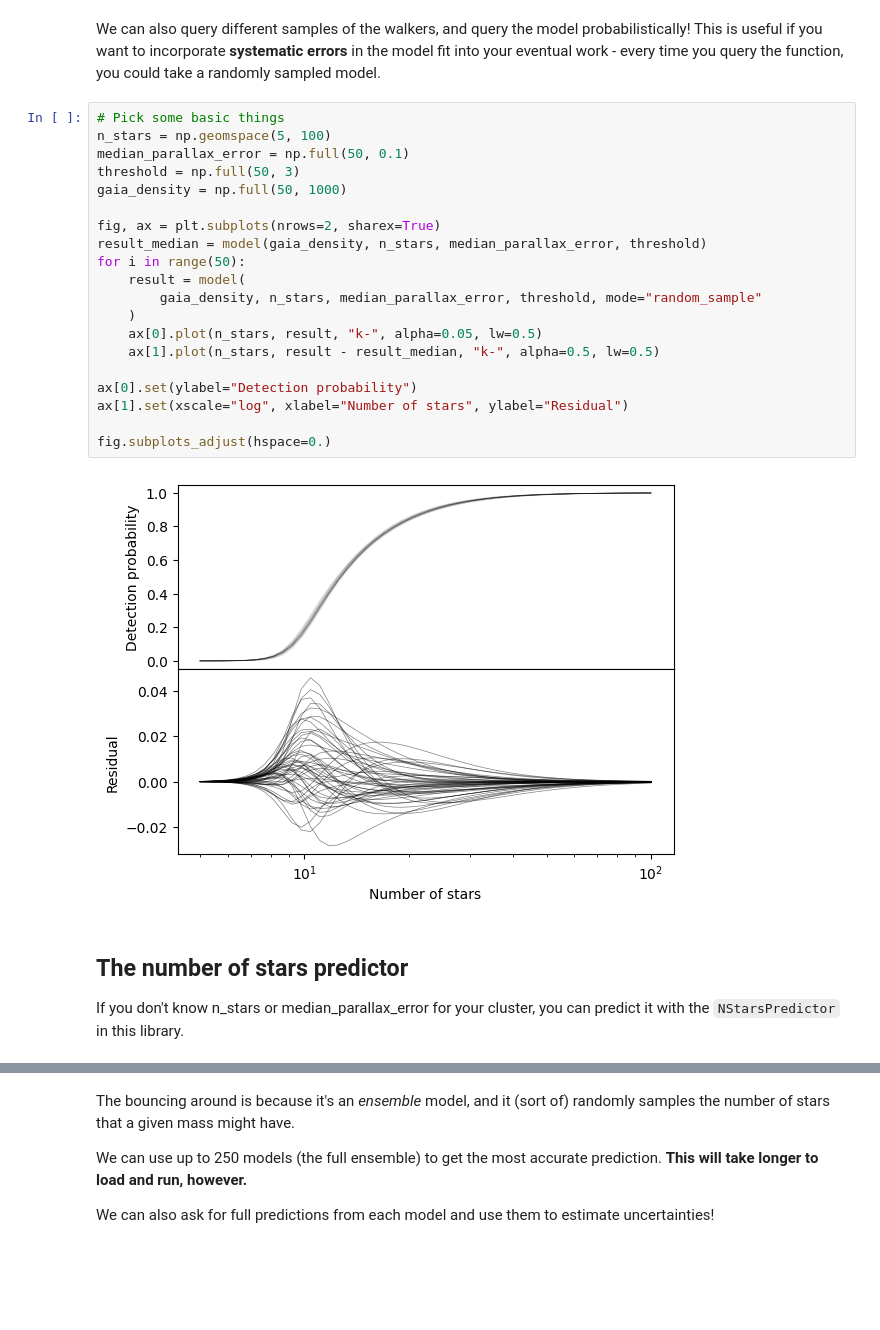
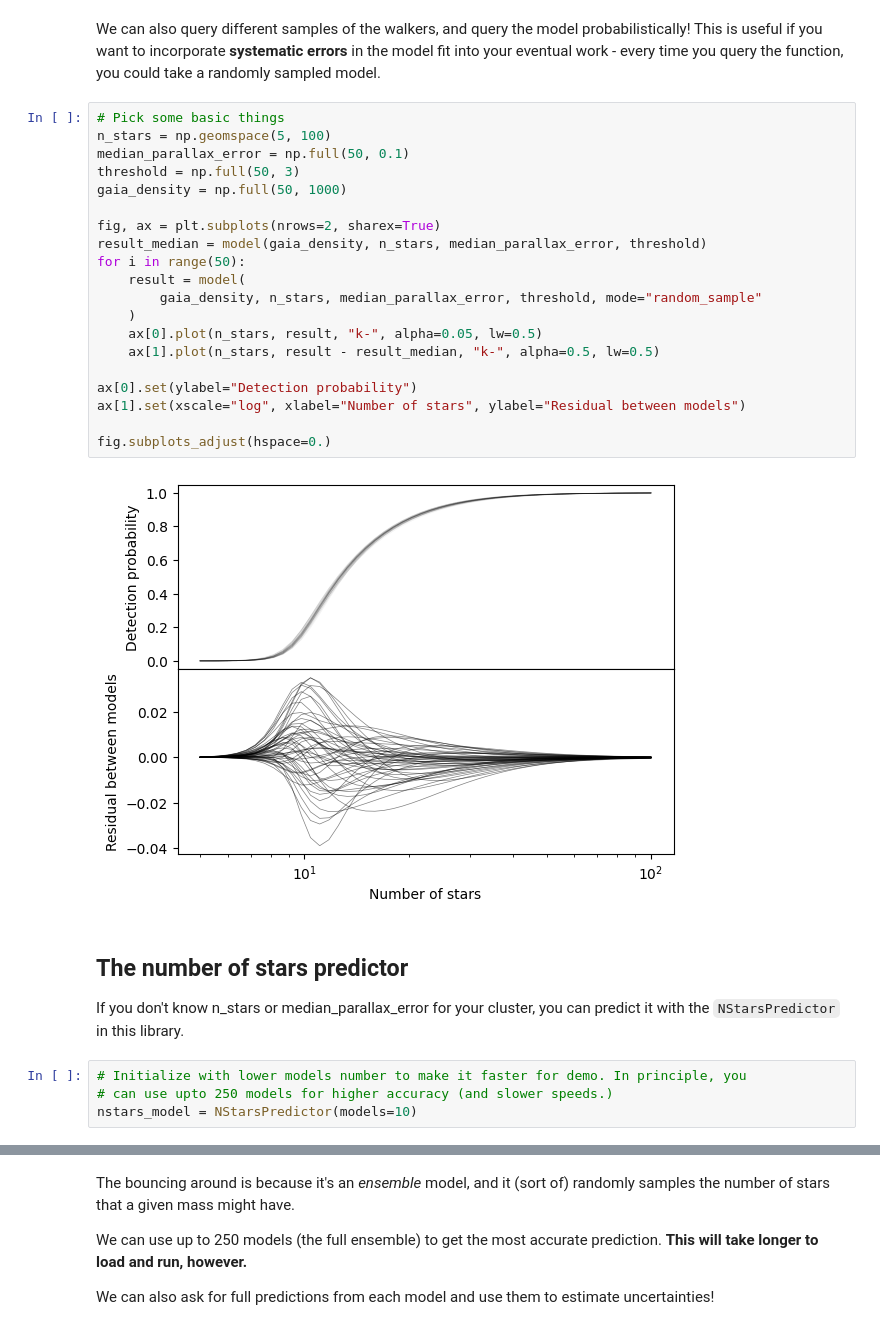
Before and after one commit to emilyhunt/hr_selection_function, a Jupyter notebook: examples/basic_use.ipynb, the cells around one changed output, grey strips where cells are left out. Cells and saved outputs as stored; diff of their text form; blank space fills up the shorter version.

```diff
--- a/examples/basic_use.ipynb
+++ b/examples/basic_use.ipynb
@@ -67,27 +65,31 @@ We can also query different samples of the walkers, and query the model probabil
 # %%
 # Pick some basic things
 n_stars = np.geomspace(5, 100)
 median_parallax_error = np.full(50, 0.1)
 threshold = np.full(50, 3)
 gaia_density = np.full(50, 1000)
 
 fig, ax = plt.subplots(nrows=2, sharex=True)
 result_median = model(gaia_density, n_stars, median_parallax_error, threshold)
 for i in range(50):
     result = model(
         gaia_density, n_stars, median_parallax_error, threshold, mode="random_sample"
     )
     ax[0].plot(n_stars, result, "k-", alpha=0.05, lw=0.5)
     ax[1].plot(n_stars, result - result_median, "k-", alpha=0.5, lw=0.5)
 
 ax[0].set(ylabel="Detection probability")
-ax[1].set(xscale="log", xlabel="Number of stars", ylabel="Residual")
+ax[1].set(xscale="log", xlabel="Number of stars", ylabel="Residual between models")
 
 fig.subplots_adjust(hspace=0.)
 # %% [output]
-[figure, old version]
+[figure, new version]
 # %% [markdown]
 ## The number of stars predictor
 
 If you don't know n_stars or median_parallax_error for your cluster, you can predict it with the `NStarsPredictor` in this library.
+# %%
+# Initialize with lower models number to make it faster for demo. In principle, you
+# can use upto 250 models for higher accuracy (and slower speeds.)
+nstars_model = NStarsPredictor(models=10)
 # %%
```
Also changed, not shown: parts of 7 cells of this notebook, 3 other files.
